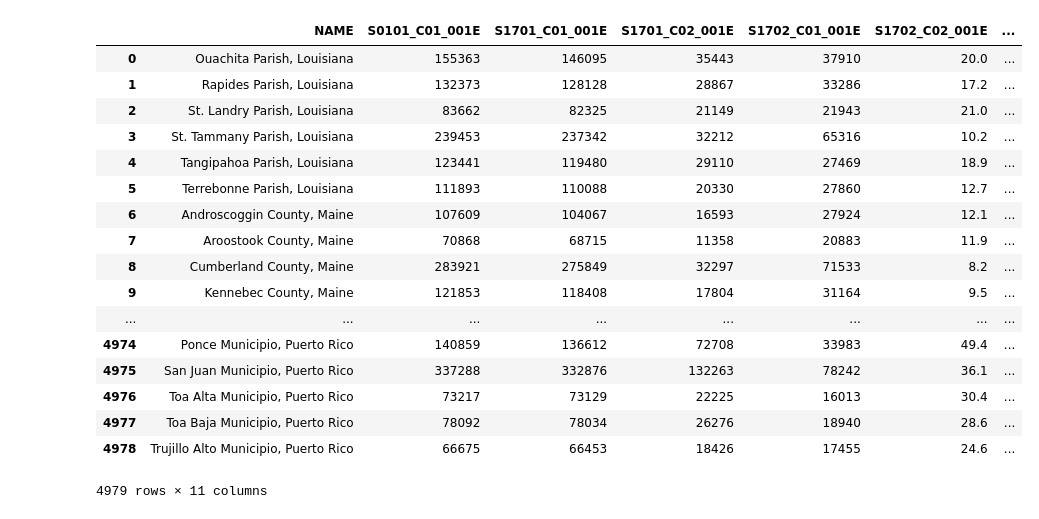
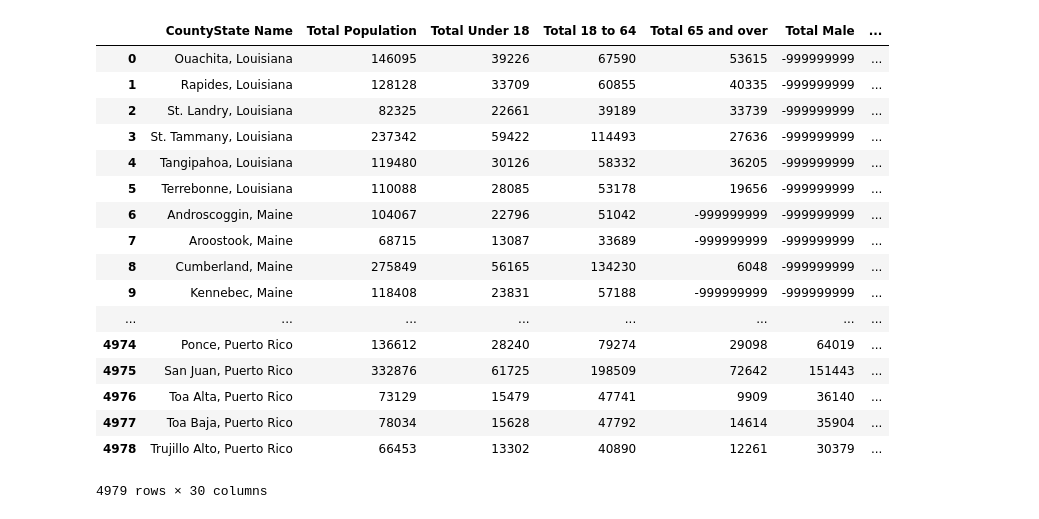
Before and after one commit to dkloepper/project-one, a Jupyter notebook: Notebook1.ipynb, the cells around one changed output. Saved outputs shown, nothing was run; the diff lists cells and outputs as text; code cells hidden in the pictures.

Commit message:
Additional fields from API and splitting state and county

```diff
--- a/Notebook1.ipynb
+++ b/Notebook1.ipynb
@@ -21,10 +21,19 @@ from api_keys import api_key
 #Set the range of years to pull from the api
 years = ["2012","2013","2014","2015","2016","2017"]
 
-#List of fields to request from the API
-#Would like to build this into a file, with columns for the ID required for the API call and a human readable name for output
-fields = ["NAME","S0101_C01_001E","S1701_C01_001E","S1701_C02_001E","S1702_C01_001E","S1702_C02_001E",
-          "S1703_C01_001E","S1703_C02_001E"]
+#Path to CSV of curated fields to pull from the API
+census_field_file = "census_data\census_fields.csv"
+
+#Set column names for dataframe
+colnames = ['field id', 'description', 'title']
+
+#Read CSV into a dataframe
+census_fields = pd.read_csv(census_field_file, names=colnames)
+#Create list of fields to use in API call
+fields = census_fields["field id"].tolist()
+#Create list of titles to be used as column headers when exporting the data file
+headers = census_fields["title"].tolist()
+
 
 #Initiate an empty list to hold census records
 census_data_raw = []
@@ -52,41 +61,49 @@ for year in years:
 # %%
 #Dave's code
 
 #Set path for output file
 output_data_file = "census_data\census_data.tsv"
 
 #Use the list of fields as the headers for the data frame
-headers = fields
+#headers = fields
 #Add titles for fields returned in API that aren't part of requested fields
-headers.extend(["STATE","COUNTY","YEAR"])
+headers.extend(["State Code","County Code","Year"])
 
 #Convert list of census data to a dataframe
 census_data_raw_df = pd.DataFrame(census_data_raw, columns=headers)
+
+#Remove the words Parish, County, Municipio from names to match up to EPA data set
+census_data_raw_df["CountyState Name"] = census_data_raw_df["CountyState Name"].str.replace(' Parish', '')
+census_data_raw_df["CountyState Name"] = census_data_raw_df["CountyState Name"].str.replace(' County', '')
+census_data_raw_df["CountyState Name"] = census_data_raw_df["CountyState Name"].str.replace(' Municipio', '')
+
+#Separate the county and state into distinct fields, based on comma, remove preceding space on state
+census_data_raw_df[['County','State']]=census_data_raw_df['CountyState Name'].str.split(',',expand=True).apply(lambda x: x.str.strip())
 
 #Export dataframe to a tab-delimited file, since one of the columns includes a comma
 census_data_raw_df.to_csv(output_data_file, sep="\t", index=False, encoding='utf-8')
 
 #show the dataframe
 census_data_raw_df
 # %% [output]
-|  | NAME | S0101_C01_001E | S1701_C01_001E | S1701_C02_001E | S1702_C01_001E | S1702_C02_001E | ... |
-| 0 | Ouachita Parish, Louisiana | 155363 | 146095 | 35443 | 37910 | 20.0 | ... |
-| 1 | Rapides Parish, Louisiana | 132373 | 128128 | 28867 | 33286 | 17.2 | ... |
-| 2 | St. Landry Parish, Louisiana | 83662 | 82325 | 21149 | 21943 | 21.0 | ... |
-| 3 | St. Tammany Parish, Louisiana | 239453 | 237342 | 32212 | 65316 | 10.2 | ... |
-| 4 | Tangipahoa Parish, Louisiana | 123441 | 119480 | 29110 | 27469 | 18.9 | ... |
-| 5 | Terrebonne Parish, Louisiana | 111893 | 110088 | 20330 | 27860 | 12.7 | ... |
-| 6 | Androscoggin County, Maine | 107609 | 104067 | 16593 | 27924 | 12.1 | ... |
-| 7 | Aroostook County, Maine | 70868 | 68715 | 11358 | 20883 | 11.9 | ... |
-| 8 | Cumberland County, Maine | 283921 | 275849 | 32297 | 71533 | 8.2 | ... |
-| 9 | Kennebec County, Maine | 121853 | 118408 | 17804 | 31164 | 9.5 | ... |
+|  | CountyState Name | Total Population | Total Under 18 | Total 18 to 64 | Total 65 and over | Total Male | ... |
+| 0 | Ouachita, Louisiana | 146095 | 39226 | 67590 | 53615 | -999999999 | ... |
+| 1 | Rapides, Louisiana | 128128 | 33709 | 60855 | 40335 | -999999999 | ... |
+| 2 | St. Landry, Louisiana | 82325 | 22661 | 39189 | 33739 | -999999999 | ... |
+| 3 | St. Tammany, Louisiana | 237342 | 59422 | 114493 | 27636 | -999999999 | ... |
+| 4 | Tangipahoa, Louisiana | 119480 | 30126 | 58332 | 36205 | -999999999 | ... |
+| 5 | Terrebonne, Louisiana | 110088 | 28085 | 53178 | 19656 | -999999999 | ... |
+| 6 | Androscoggin, Maine | 104067 | 22796 | 51042 | -999999999 | -999999999 | ... |
+| 7 | Aroostook, Maine | 68715 | 13087 | 33689 | -999999999 | -999999999 | ... |
+| 8 | Cumberland, Maine | 275849 | 56165 | 134230 | 6048 | -999999999 | ... |
+| 9 | Kennebec, Maine | 118408 | 23831 | 57188 | -999999999 | -999999999 | ... |
 | ... | ... | ... | ... | ... | ... | ... | ... |
-| 4974 | Ponce Municipio, Puerto Rico | 140859 | 136612 | 72708 | 33983 | 49.4 | ... |
-| 4975 | San Juan Municipio, Puerto Rico | 337288 | 332876 | 132263 | 78242 | 36.1 | ... |
-| 4976 | Toa Alta Municipio, Puerto Rico | 73217 | 73129 | 22225 | 16013 | 30.4 | ... |
-| 4977 | Toa Baja Municipio, Puerto Rico | 78092 | 78034 | 26276 | 18940 | 28.6 | ... |
-| 4978 | Trujillo Alto Municipio, Puerto Rico | 66675 | 66453 | 18426 | 17455 | 24.6 | ... |
+| 4974 | Ponce, Puerto Rico | 136612 | 28240 | 79274 | 29098 | 64019 | ... |
+| 4975 | San Juan, Puerto Rico | 332876 | 61725 | 198509 | 72642 | 151443 | ... |
+| 4976 | Toa Alta, Puerto Rico | 73129 | 15479 | 47741 | 9909 | 36140 | ... |
+| 4977 | Toa Baja, Puerto Rico | 78034 | 15628 | 47792 | 14614 | 35904 | ... |
+| 4978 | Trujillo Alto, Puerto Rico | 66453 | 13302 | 40890 | 12261 | 30379 | ... |
-4979 rows × 11 columns
+4979 rows × 30 columns
 # %%
 #Doug's code
 # %%
```
Also changed, not shown: 2 other files.
